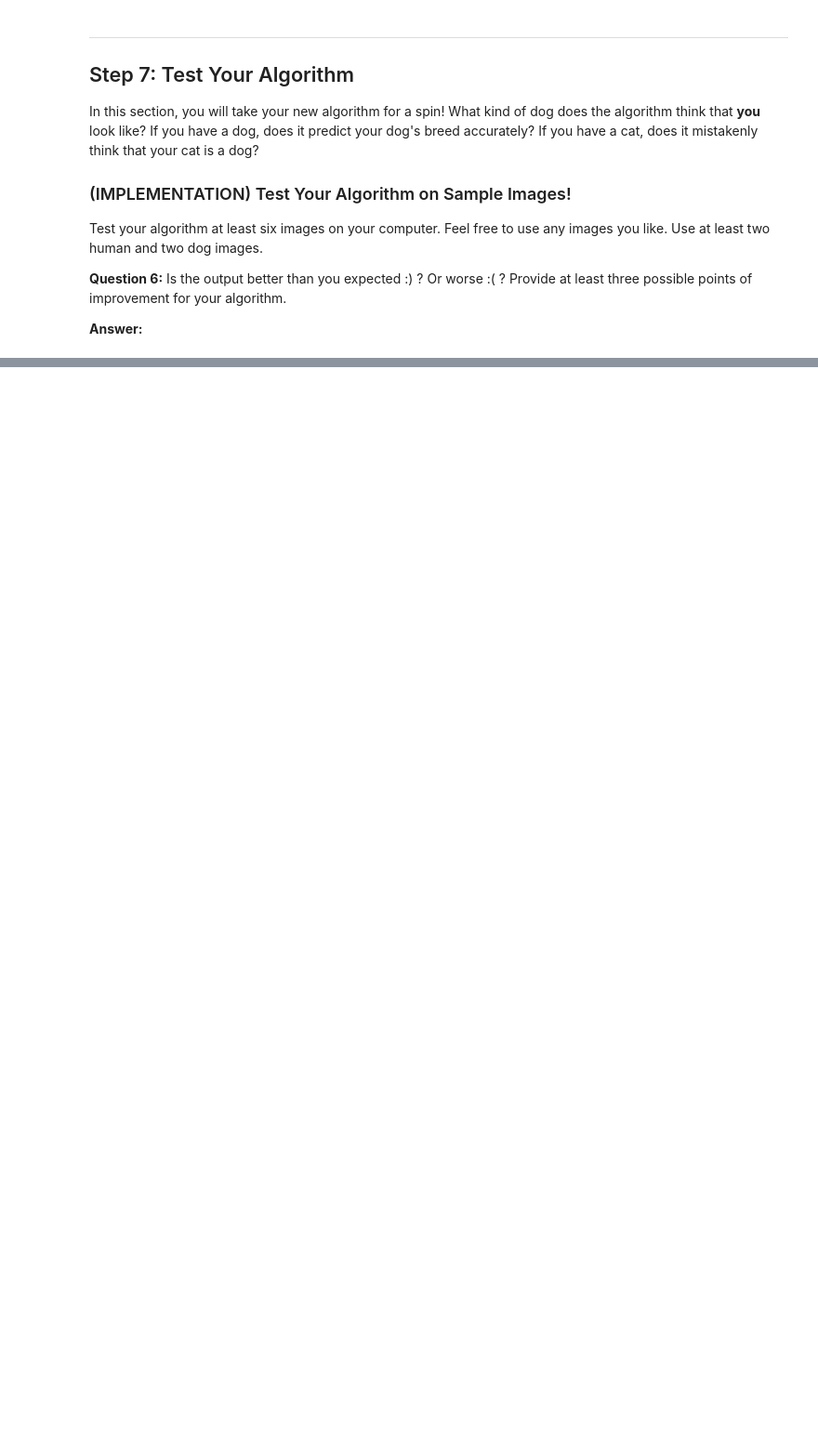
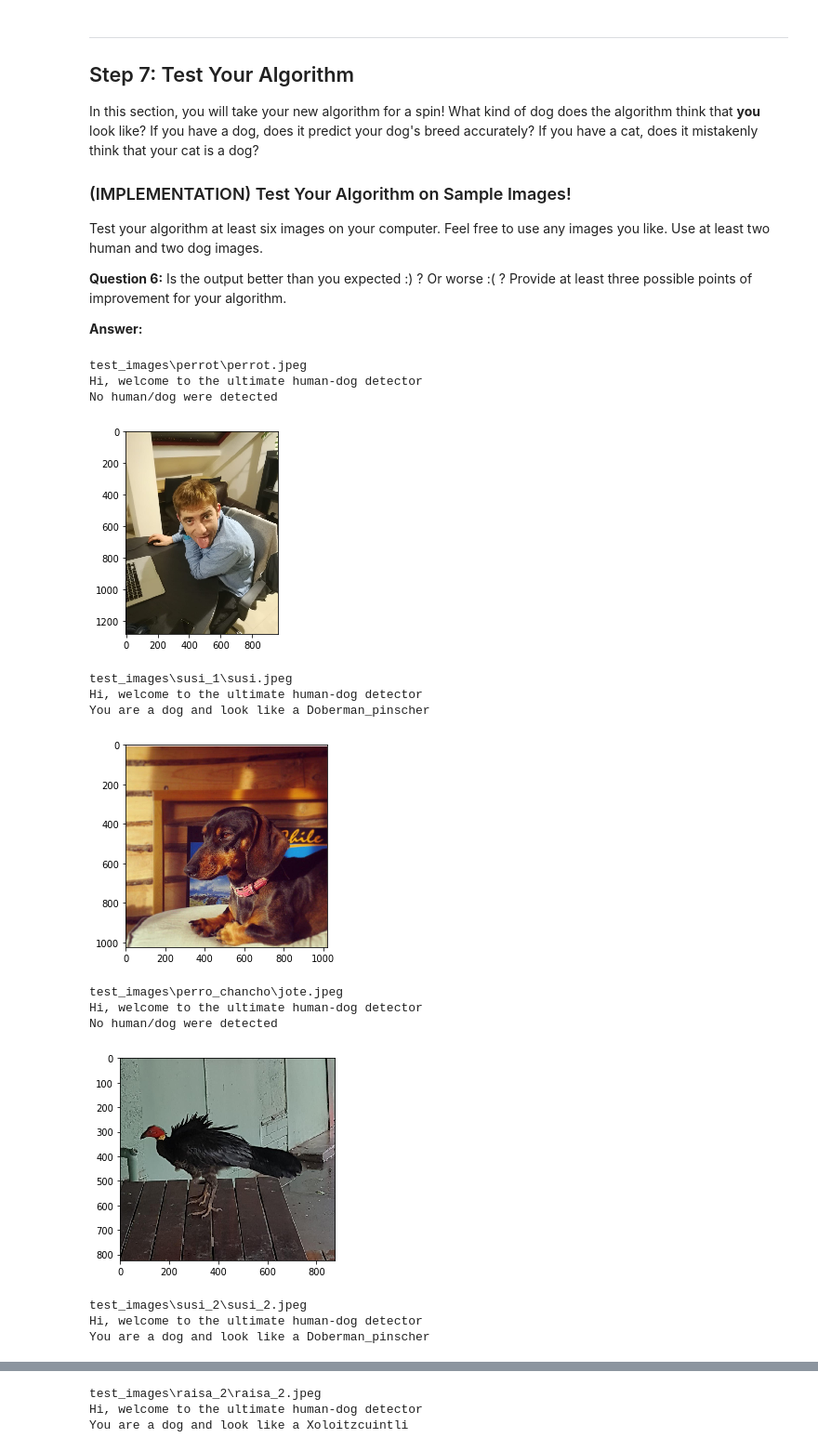
Before and after one commit to fjprobos/Dog-Breed-Classifier, a Jupyter notebook: dog_app.ipynb, the cells around one changed output, grey strips where cells are left out. Shown at 93% size. Drawn from its saved outputs; the diff is of its cells as text; code cells hidden in the pictures; blank space fills up the shorter version.

```diff
--- a/dog_app.ipynb
+++ b/dog_app.ipynb
@@ -514,6 +687,7 @@ You are welcome to [augment the training data](https://blog.keras.io/building-po
 ### (IMPLEMENTATION) Load the Model with the Best Validation Loss
 # %%
 ### TODO: Load the model weights with the best validation loss.
+VGG19_model.load_weights('saved_models/weights.best.VGG-19.hdf5')
 # %% [markdown]
 ### (IMPLEMENTATION) Test the Model
 
@@ -538,6 +719,16 @@ where `{network}`, in the above filename, should be one of `VGG19`, `Resnet50`,
 # %%
 ### TODO: Write a function that takes a path to an image as input
 ### and returns the dog breed that is predicted by the model.
+
+from extract_bottleneck_features import *
+
+def VGG19_predict_breed(img_path):
+    # extract bottleneck features
+    bottleneck_feature = extract_VGG19(path_to_tensor(img_path))
+    # obtain predicted vector
+    predicted_vector = VGG19_model.predict(bottleneck_feature)
+    # return dog breed that is predicted by the model
+    return dog_names[np.argmax(predicted_vector)]
 # %% [markdown]
 ---
 <a id='step6'></a>
@@ -562,3 +750,27 @@ Some sample output for our algorithm is provided below, but feel free to design
+# %%
+### TODO: Write your algorithm.
+### Feel free to use as many code cells as needed.
+
+def breeder(img_path):
+    print('Hi, welcome to the ultimate human-dog detector')
+    specie = None
+    breed = None
+    output_message = None
+
+    if face_detector(img_path):
+        specie = "human"
+        breed =  VGG19_predict_breed(img_path)
+    elif dog_detector(img_path):
+        specie = "dog"
+        breed =  VGG19_predict_breed(img_path)
+    else:
+        specie = "error"
+        breed = "error"
+    if specie == "error":
+        output_message = "No human/dog were detected"
+    else:
+        output_message = "You are a " + specie + " and look like a " + breed
+    return output_message
 # %% [markdown]
 ---
 <a id='step7'></a>
@@ -576,4 +788,30 @@ __Answer:__
 # %%
 ## TODO: Execute your algorithm from Step 6 on
 ## at least 6 images on your computer.
 ## Feel free to use as many code cells as needed.
+
+
+pancho_test_files, pancho_test_targets = load_dataset('test_images')
+
+for i in pancho_test_files:
+    img=mpimg.imread(i)
+    imgplot = plt.imshow(img)
+    print(i)
+    print(breeder(i))
+    plt.show()
+# %% [output]
+test_images\perrot\perrot.jpeg
+Hi, welcome to the ultimate human-dog detector
+No human/dog were detected
+[figure, added]
+test_images\susi_1\susi.jpeg
+Hi, welcome to the ultimate human-dog detector
+You are a dog and look like a Doberman_pinscher
+[figure, added]
+test_images\perro_chancho\jote.jpeg
+Hi, welcome to the ultimate human-dog detector
+No human/dog were detected
+[figure, added]
+test_images\susi_2\susi_2.jpeg
+Hi, welcome to the ultimate human-dog detector
+You are a dog and look like a Doberman_pinscher
@@ -579,0 +819,3 @@ __Answer:__
+test_images\raisa_2\raisa_2.jpeg
+Hi, welcome to the ultimate human-dog detector
+You are a dog and look like a Xoloitzcuintli
```
Also changed, not shown: parts of 27 cells of this notebook, 14 other files.
